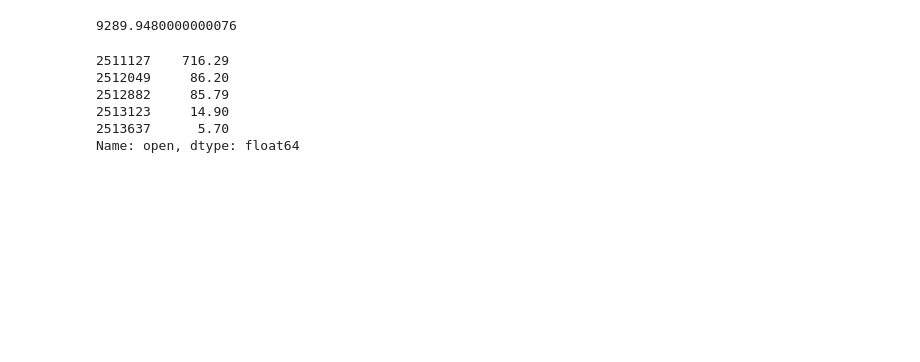
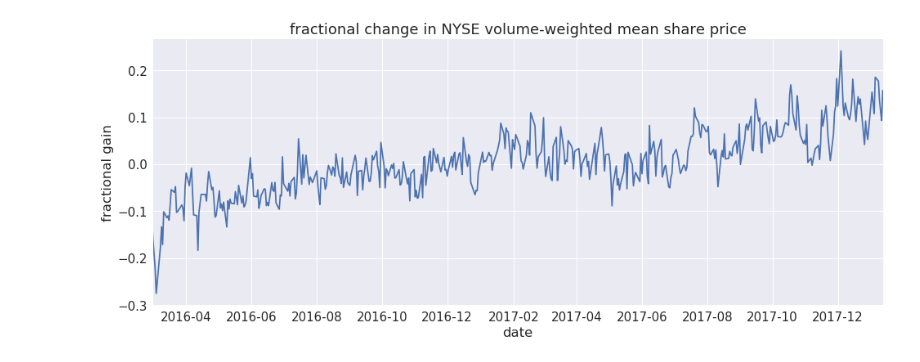
Before and after one commit to joehahn/tf-text-classification-demo, a Jupyter notebook: inspect_stock_data.ipynb, the cells around one changed output. Cells and saved outputs as stored; diff of their text form; code cells hidden in the pictures; blank space fills up the shorter version.

```diff
--- a/inspect_stock_data.ipynb
+++ b/inspect_stock_data.ipynb
@@ -114,4 +88,0 @@ for date in dates:
-# %%
-dollars
-# %% [output]
-9289.9480000000076
@@ -122,9 +89,14 @@ dollars
-# %%
-open_price
-# %% [output]
-2511127    716.29
-2512049     86.20
-2512882     85.79
-2513123     14.90
-2513637      5.70
-Name: open, dtype: float64
+# %%
+#plot fractional volume-weighted gain vs date
+fig, ax = plt.subplots(figsize=(16, 6))
+xp = vwsp.index
+yp = vwsp.values
+yp = (yp - yp[0])/yp[0]
+p = ax.plot(xp, yp, linestyle='-')
+p = ax.set_title('fractional change in NYSE volume-weighted mean share price')
+p = ax.set_xlabel('date')
+p = ax.set_ylabel('fractional gain')
+p = ax.set_xlim(plot_date_range)
+plt.savefig('figs/fractional_vwsp.png')
+# %% [output]
+[figure, added]
```
Also changed, not shown: parts of 8 cells of this notebook, 5 other files.
